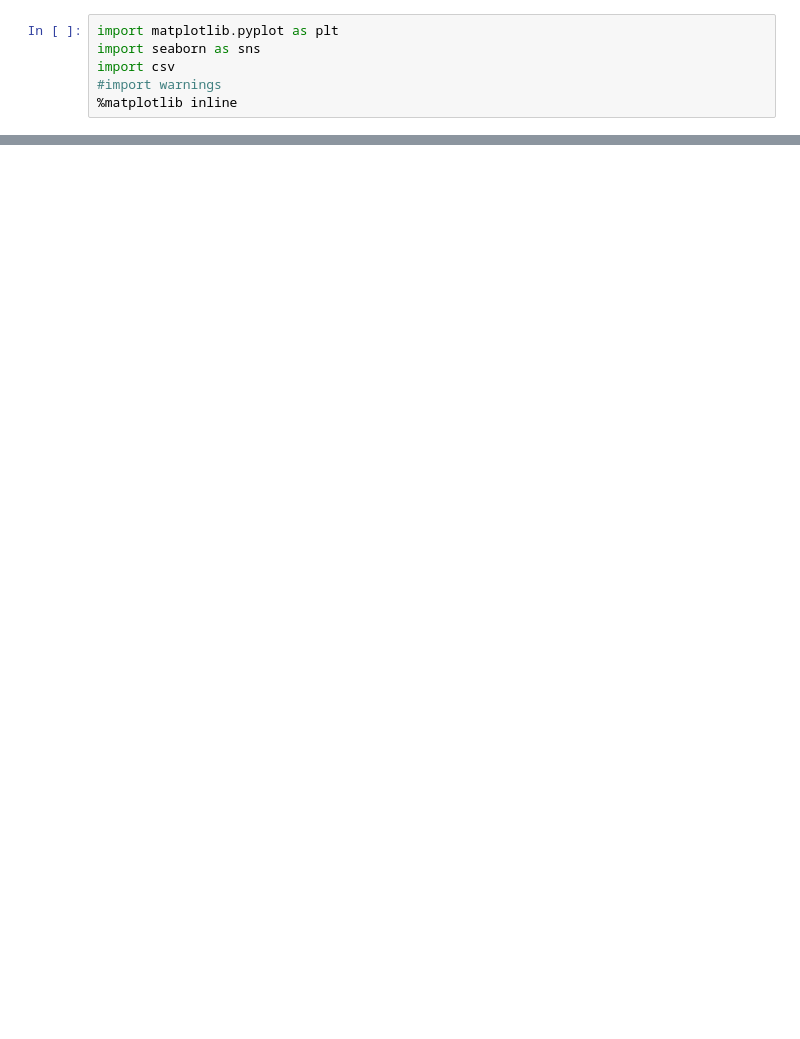
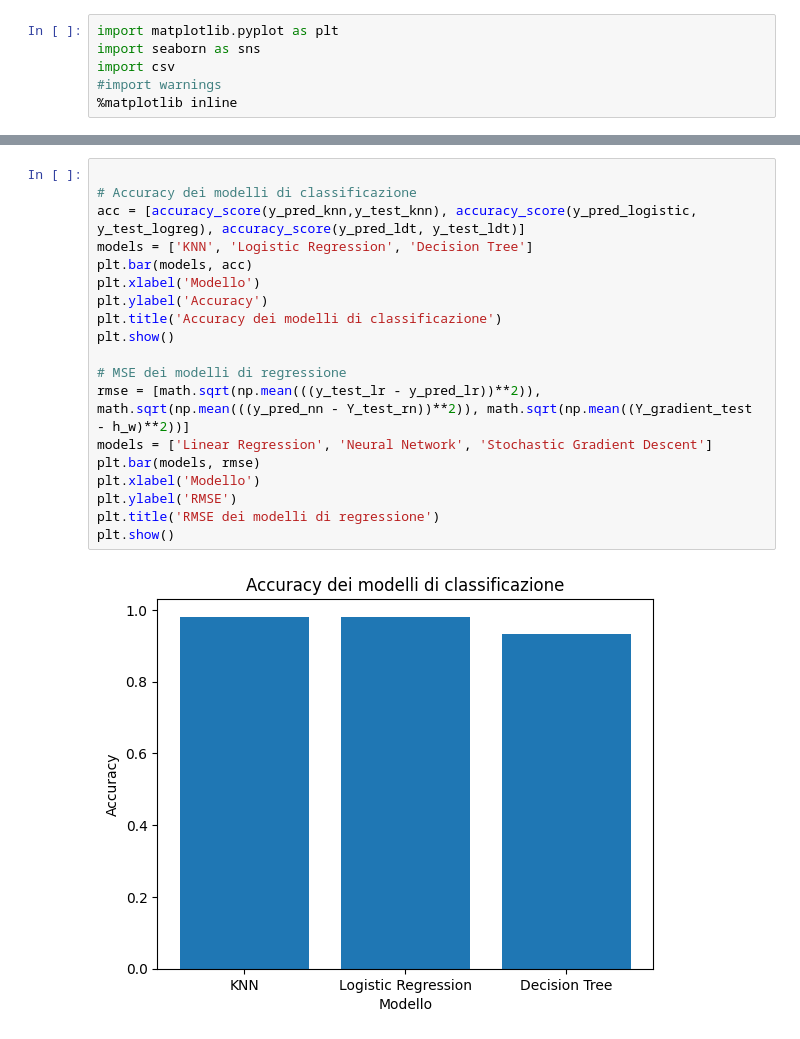
Before and after one commit to FedeSanta777/AIFundamentals, a Jupyter notebook: Copia_di_Homework_Fondamenti_di_IA_AA_2023_24.ipynb, the cells around one changed output, grey strips where cells are left out. Saved outputs shown, nothing was run; the diff lists cells and outputs as text; blank space fills up the shorter version.

```diff
--- a/Copia_di_Homework_Fondamenti_di_IA_AA_2023_24.ipynb
+++ b/Copia_di_Homework_Fondamenti_di_IA_AA_2023_24.ipynb
@@ -1101,0 +1414,21 @@ print(accuracy_score(predicted_labels,y_test_logreg))
+# %%
+
+# Accuracy dei modelli di classificazione
+acc = [accuracy_score(y_pred_knn,y_test_knn), accuracy_score(y_pred_logistic, y_test_logreg), accuracy_score(y_pred_ldt, y_test_ldt)]
+models = ['KNN', 'Logistic Regression', 'Decision Tree']
+plt.bar(models, acc)
+plt.xlabel('Modello')
+plt.ylabel('Accuracy')
+plt.title('Accuracy dei modelli di classificazione')
+plt.show()
+
+# MSE dei modelli di regressione
+rmse = [math.sqrt(np.mean(((y_test_lr - y_pred_lr))**2)), math.sqrt(np.mean(((y_pred_nn - Y_test_rn))**2)), math.sqrt(np.mean((Y_gradient_test - h_w)**2))]
+models = ['Linear Regression', 'Neural Network', 'Stochastic Gradient Descent']
+plt.bar(models, rmse)
+plt.xlabel('Modello')
+plt.ylabel('RMSE')
+plt.title('RMSE dei modelli di regressione')
+plt.show()
+# %% [output]
+[figure, added]
```
Also changed, not shown: parts of 24 cells of this notebook.
